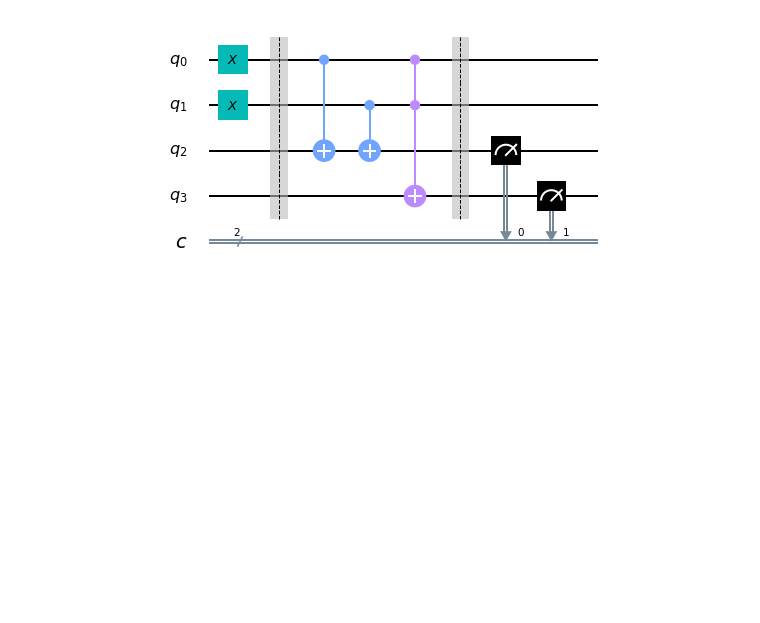
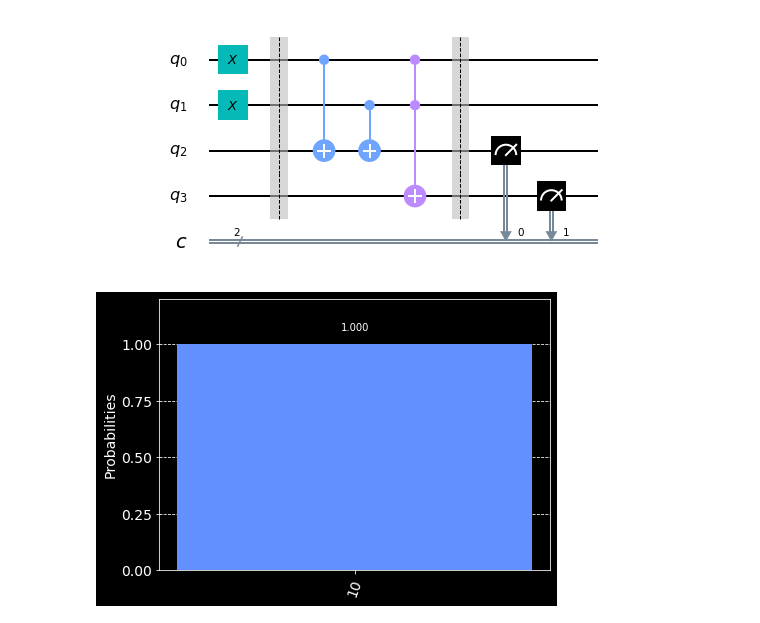
Before and after one commit to konkalaitzidis/Quantum-Computing-Programming, a Jupyter notebook: Qiskit/The-Atoms-of-Computation.ipynb, the cells around one changed output. Drawn from its saved outputs; the diff is of its cells as text; code cells hidden in the pictures; blank space fills up the shorter version.

```diff
--- a/Qiskit/The-Atoms-of-Computation.ipynb
+++ b/Qiskit/The-Atoms-of-Computation.ipynb
@@ -147,3 +147,8 @@ qc_ha.measure(3,1) # extract AND value
 qc_ha.draw('mpl')
 # %% [output]
 [figure]
+# %%
+counts = execute(qc_ha,Aer.get_backend('qasm_simulator')).result().get_counts()
+plot_histogram(counts)
+# %% [output]
+[figure, added]
```
Also changed, not shown: 1 other file.
